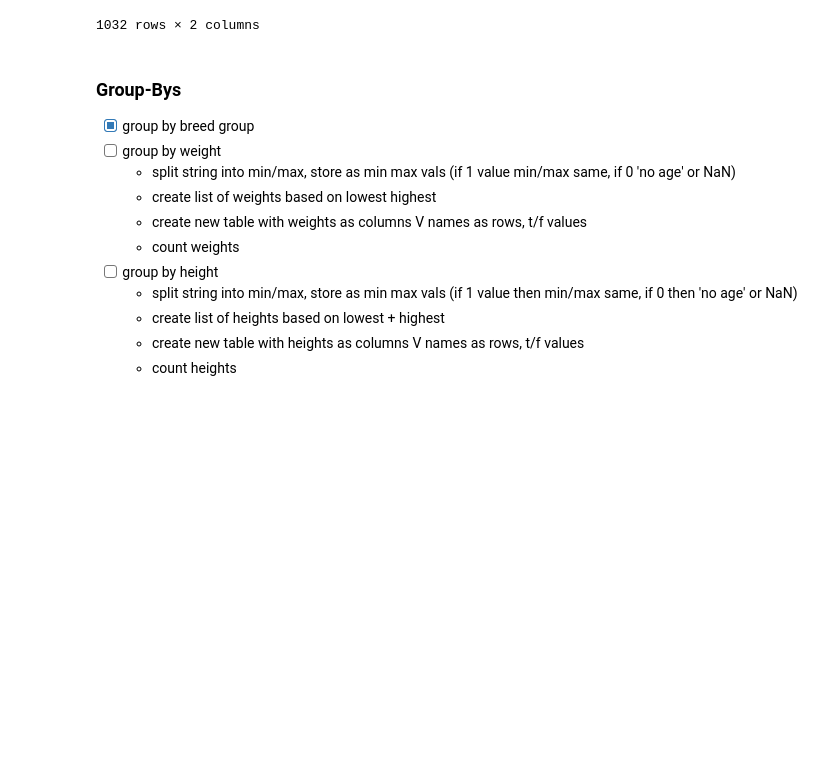
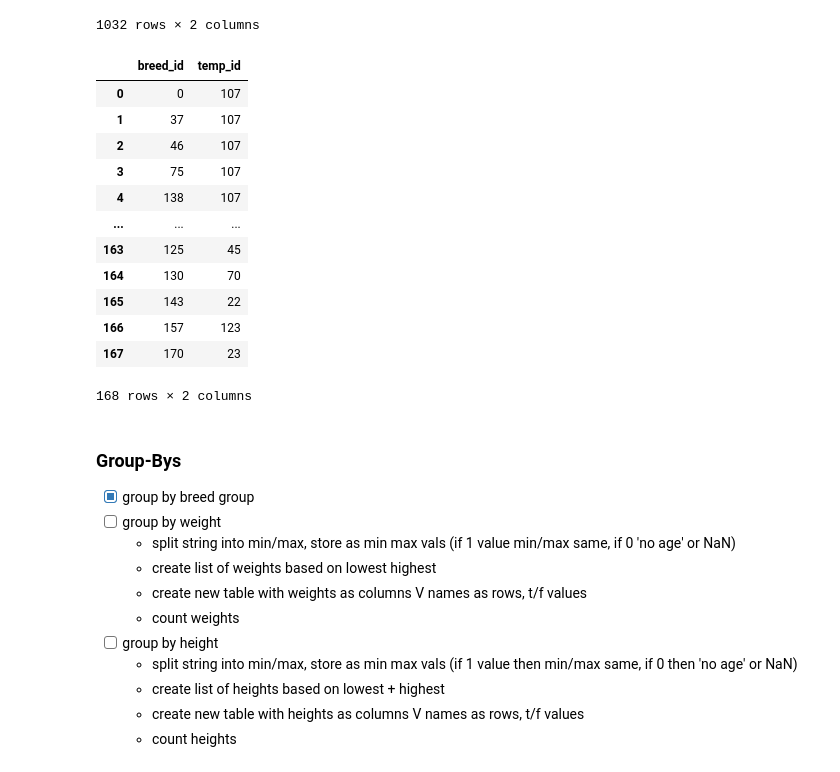
Before and after one commit to chelseasenter/Doggo-Webpage, a Jupyter notebook: Input/dog-breed.ipynb, the cells around one changed output. Saved outputs shown, nothing was run; the diff lists cells and outputs as text; code cells hidden in the pictures; blank space fills up the shorter version.

Commit message:
completed temperaments tables (3)

```diff
--- a/Input/dog-breed.ipynb
+++ b/Input/dog-breed.ipynb
@@ -292,3 +294,21 @@ dogs_temps
 | 1030 | 171 | Intelligent |
 | 1031 | 171 | Courageous |
 1032 rows × 2 columns
+# %%
+merged = dogs_temps.merge(temps_df, how='inner', on='temp_name')
+breed_temp_ids = merged[['breed_id', 'temp_id']]
+breed_temp_ids
+# %% [output]
+|  | breed_id | temp_id |
+| 0 | 0 | 107 |
+| 1 | 37 | 107 |
+| 2 | 46 | 107 |
+| 3 | 75 | 107 |
+| 4 | 138 | 107 |
+| ... | ... | ... |
+| 163 | 125 | 45 |
+| 164 | 130 | 70 |
+| 165 | 143 | 22 |
+| 166 | 157 | 123 |
+| 167 | 170 | 23 |
+168 rows × 2 columns
```
Also changed, not shown: parts of 7 cells of this notebook, 3 other files.
